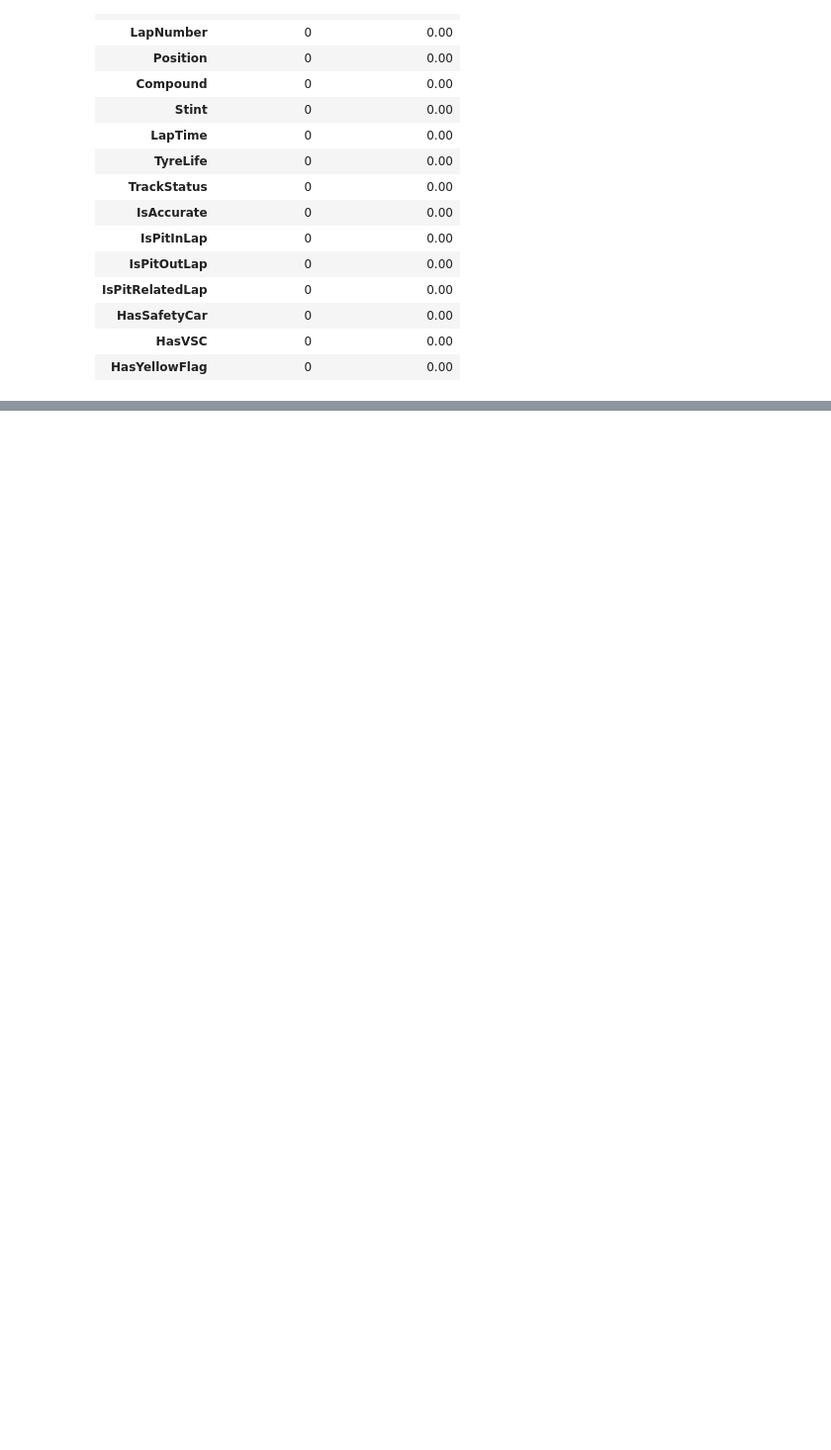
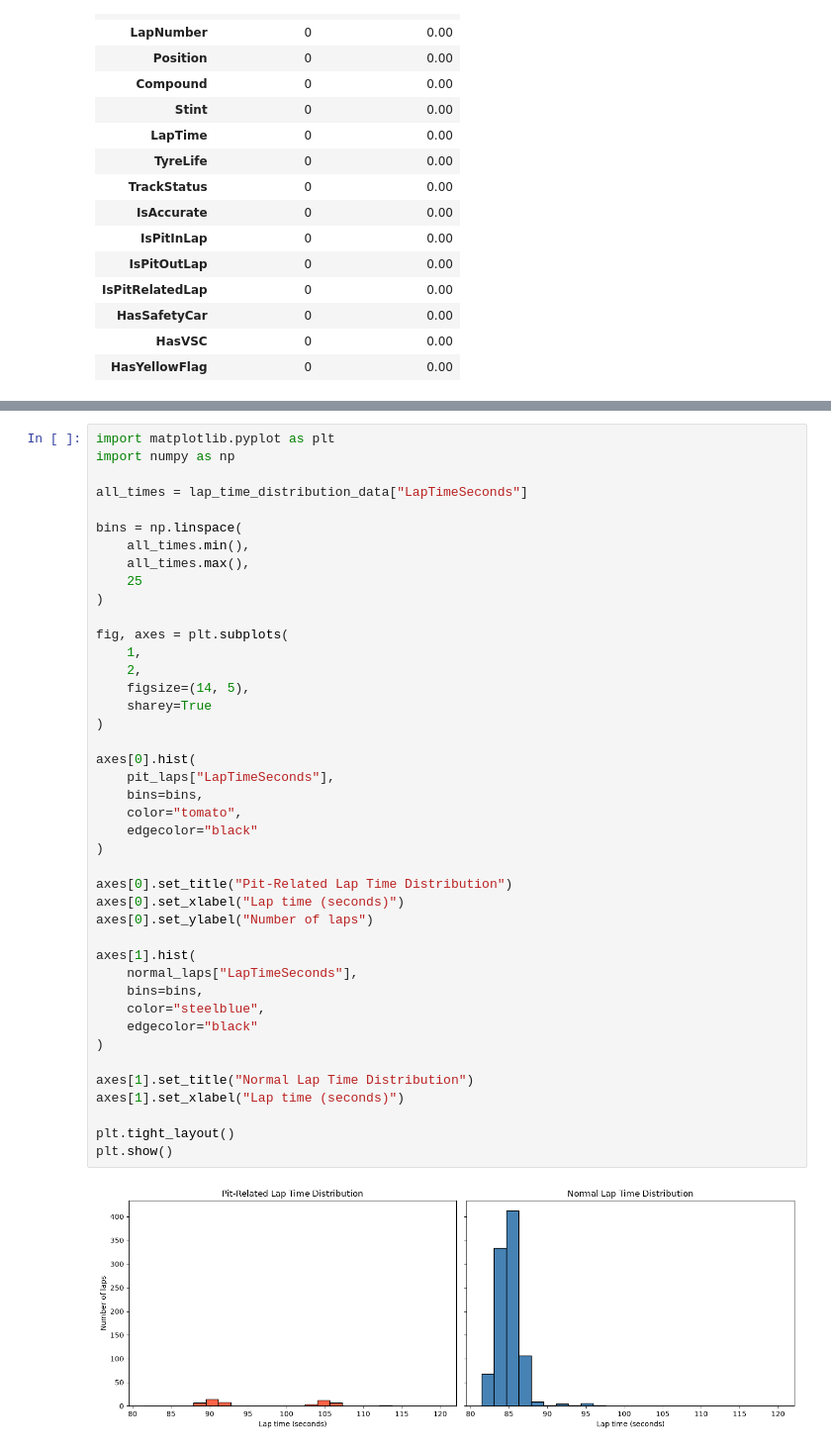
Before and after one commit to umutk11/f1-strategy-optimizer, a Jupyter notebook: notebooks/01_eda.ipynb, the cells around one changed output, grey strips where cells are left out. Shown at 99% size. Drawn from its saved outputs; the diff is of its cells as text; blank space fills up the shorter version.

Commit message:
Data Explorations: Pit Laps-Racing Laps, Tyre Compound

```diff
--- a/notebooks/01_eda.ipynb
+++ b/notebooks/01_eda.ipynb
@@ -530,0 +632,44 @@ missing_summary
+# %%
+import matplotlib.pyplot as plt
+import numpy as np
+
+all_times = lap_time_distribution_data["LapTimeSeconds"]
+
+bins = np.linspace(
+    all_times.min(),
+    all_times.max(),
+    25
+)
+
+fig, axes = plt.subplots(
+    1,
+    2,
+    figsize=(14, 5),
+    sharey=True
+)
+
+axes[0].hist(
+    pit_laps["LapTimeSeconds"],
+    bins=bins,
+    color="tomato",
+    edgecolor="black"
+)
+
+axes[0].set_title("Pit-Related Lap Time Distribution")
+axes[0].set_xlabel("Lap time (seconds)")
+axes[0].set_ylabel("Number of laps")
+
+axes[1].hist(
+    normal_laps["LapTimeSeconds"],
+    bins=bins,
+    color="steelblue",
+    edgecolor="black"
+)
+
+axes[1].set_title("Normal Lap Time Distribution")
+axes[1].set_xlabel("Lap time (seconds)")
+
+plt.tight_layout()
+plt.show()
+# %% [output]
+[figure, added]
```
Also changed, not shown: parts of 14 cells of this notebook, 1 other file.
